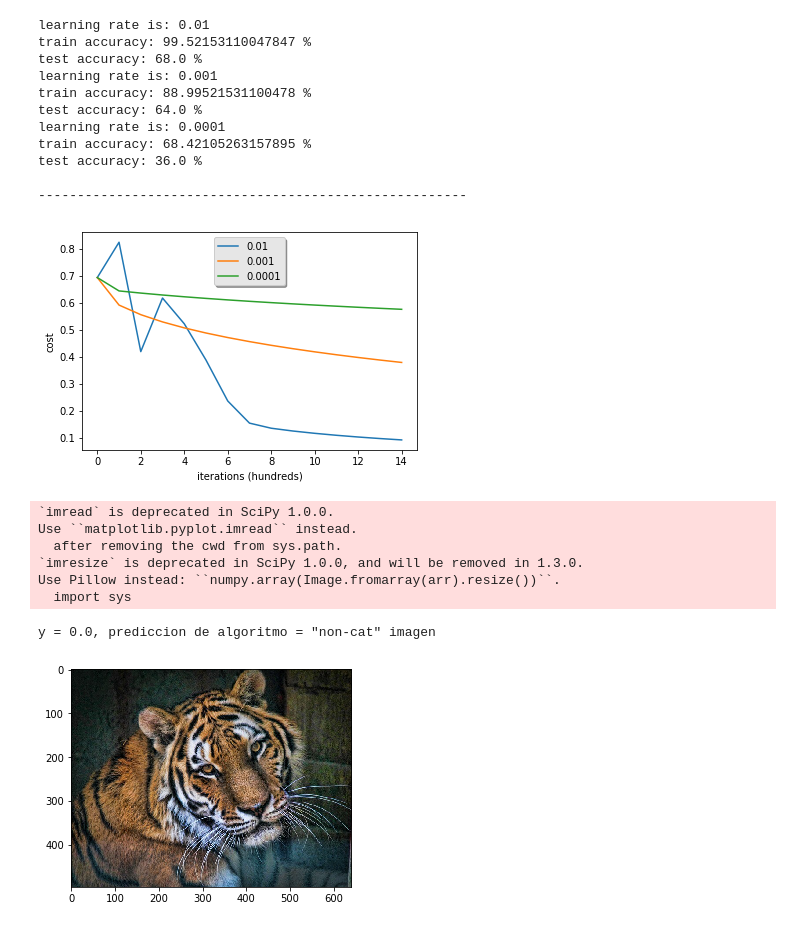
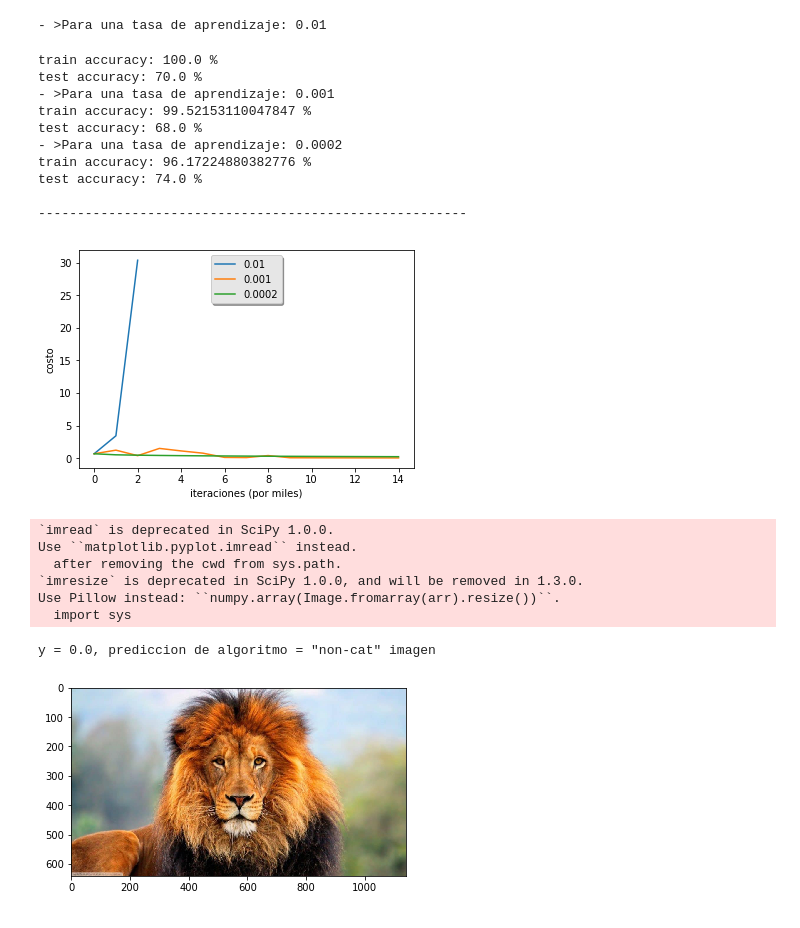
Before and after one commit to kleysonklaus/reconocimiento_gato, a Jupyter notebook: juego_3.ipynb, the cells around one changed output. Saved outputs shown, nothing was run; the diff lists cells and outputs as text; code cells hidden in the pictures.

```diff
--- a/juego_3.ipynb
+++ b/juego_3.ipynb
@@ -21,12 +22,15 @@ def load_dataset():
     train_dataset = h5py.File('datasets/train_catvnoncat.h5', "r")
     train_set_x_orig = np.array(train_dataset["train_set_x"][:])
     train_set_y_orig = np.array(train_dataset["train_set_y"][:])#---
+
     test_dataset = h5py.File('datasets/test_catvnoncat.h5', "r")
     test_set_x_orig = np.array(test_dataset["test_set_x"][:])
     test_set_y_orig = np.array(test_dataset["test_set_y"][:])#---
+
     classes = np.array(test_dataset["list_classes"][:])
     train_set_y_orig = train_set_y_orig.reshape((1, train_set_y_orig.shape[0]))
     test_set_y_orig = test_set_y_orig.reshape((1, test_set_y_orig.shape[0]))#---
+
     return train_set_x_orig, train_set_y_orig, test_set_x_orig, test_set_y_orig, classes
 #-------------------------------------------------------------------------------------------
 def inicializar_zeros(dimension):
@@ -62,7 +66,7 @@ def optimizar(w, b, X, Y, num_iterations, learning_rate, print_cost = False):
         b = b - (learning_rate * db)
         if i % 100 == 0:
             costs.append(cost)
-        if print_cost and i % 5000 == 0:
+        if print_cost and i % 25000== 0:
             print ("Costo despues de iteracion %i: %f" %(i, cost))
     params = {"w": w, "b": b}
     grads = {"dw": dw, "db": db}
@@ -109,0 +101,25 @@ test_set_x = test_set_x_orig_flatten/255
+# %%
+train_set_x_orig, train_set_y, test_set_x_orig, test_set_y, classes = load_dataset()
+train_set_x_orig_flatten = train_set_x_orig.reshape (train_set_x_orig.shape [0], -1).T
+test_set_x_orig_flatten = test_set_x_orig.reshape (test_set_x_orig.shape [0], -1).T
+
+### DESVIACION ESTANDAR PARA train_set_x ###
+train_set_x_anterior = train_set_x_orig_flatten/255
+print("-------------------------------------")
+desviacion_estandar = np.std(train_set_x_orig_flatten, ddof=1)
+filas = len(train_set_x_orig_flatten)
+colum = len(train_set_x_orig_flatten[0])
+train_set_x = np.zeros((filas, colum))
+for i in range (filas):
+    train_set_x[i] = np.matrix(train_set_x_orig_flatten[i])/desviacion_estandar
+print (train_set_x)
+
+### DESVIACION STANDAR PARA test_set_x ###
+test_set_x_anterior = test_set_x_orig_flatten/255
+desviacion_estandar = np.std(test_set_x_orig_flatten, ddof=1)
+filas = len(test_set_x_orig_flatten)
+colum = len(test_set_x_orig_flatten[0])
+test_set_x = np.zeros((filas, colum))
+for i in range (filas):
+    test_set_x[i] = np.matrix(test_set_x_orig_flatten[i])/desviacion_estandar
+print (train_set_x)
@@ -139,53 +201,53 @@ plt.show()
 # %%
-learning_rates = [0.01, 0.001, 0.0001]
+learning_rates = [0.01, 0.001,_ALPHA]
 models = {}
 for i in learning_rates:
-    print ("learning rate is: " + str(i))
+    print ("- >Para una tasa de aprendizaje: " + str(i))
     models[str(i)] = model(train_set_x, train_set_y, test_set_x, test_set_y, num_iterations = 1500,
 learning_rate = i, print_cost = False)
 print ('\n' + "-------------------------------------------------------" + '\n')
 for i in learning_rates:
     plt.plot(np.squeeze(models[str(i)]["costs"]), label= str(models[str(i)]["learning_rate"]))
-plt.ylabel('cost')
-plt.xlabel('iterations (hundreds)')
+plt.ylabel('costo')
+plt.xlabel('iteraciones (por miles)')
 legend = plt.legend(loc='upper center', shadow=True)
 frame = legend.get_frame()
 frame.set_facecolor('0.90')
 plt.show()
 # %% [output]
-learning rate is: 0.01
-train accuracy: 99.52153110047847 %
-test accuracy: 68.0 %
-learning rate is: 0.001
-train accuracy: 88.99521531100478 %
-test accuracy: 64.0 %
-learning rate is: 0.0001
-train accuracy: 68.42105263157895 %
-test accuracy: 36.0 %
-
--------------------------------------------------------
+- >Para una tasa de aprendizaje: 0.01
+train accuracy: 100.0 %
+test accuracy: 70.0 %
+- >Para una tasa de aprendizaje: 0.001
+train accuracy: 99.52153110047847 %
+test accuracy: 68.0 %
+- >Para una tasa de aprendizaje: 0.0002
+train accuracy: 96.17224880382776 %
+test accuracy: 74.0 %
+
+-------------------------------------------------------
-[figure, old version]
+[figure, new version]
 # %%
 ### probar con tu imagen
-my_image = "tigre1.jpg"
+my_image = "leon1.jpg"
 fname = "prueba_gatos/" + my_image
 image = np.array(ndimage.imread(fname, flatten=False))
 #image = np.array(Image.fromarray(fname).resize(), flatten=False)
 num_px = train_set_x_orig.shape[2]
 my_image = scipy.misc.imresize(image, size=(num_px,num_px)).reshape((1, num_px*num_px*3)).T
 
 my_predicted_image = predict(d["w"], d["b"], my_image)
 plt.imshow(image)
 print("y = " + str(np.squeeze(my_predicted_image)) + ", prediccion de algoritmo = \"" +
 classes[int(np.squeeze(my_predicted_image)),].decode("utf-8") + "\" imagen")
 # %% [output]
 `imread` is deprecated in SciPy 1.0.0.
 Use ``matplotlib.pyplot.imread`` instead.
   after removing the cwd from sys.path.
 `imresize` is deprecated in SciPy 1.0.0, and will be removed in 1.3.0.
 Use Pillow instead: ``numpy.array(Image.fromarray(arr).resize())``.
   import sys
 y = 0.0, prediccion de algoritmo = "non-cat" imagen
-[figure, old version]
+[figure, new version]
 # %%
 ### probar con tu imagen
```
Also changed, not shown: parts of 9 cells of this notebook, 1 other file.
